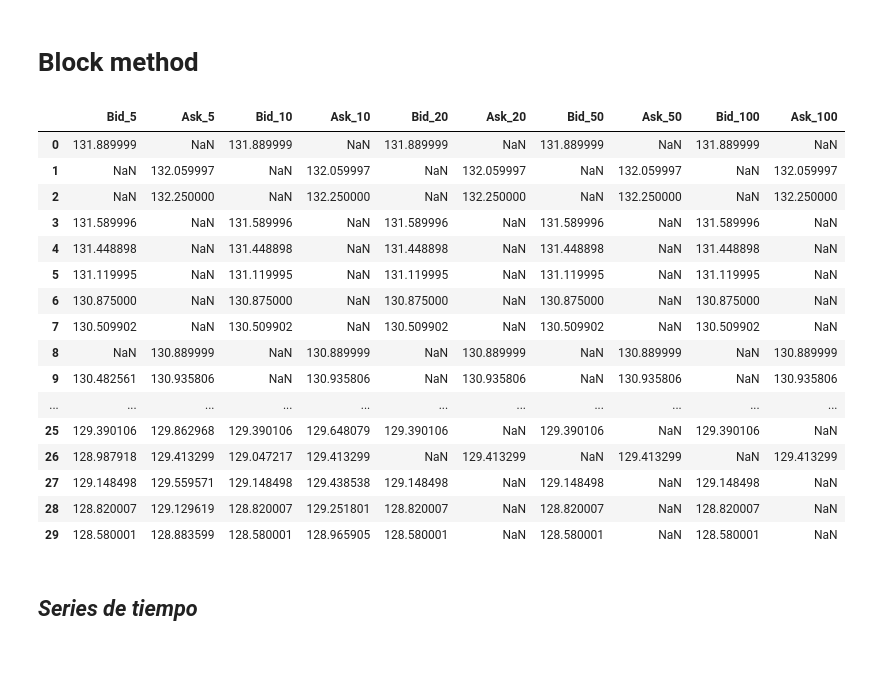
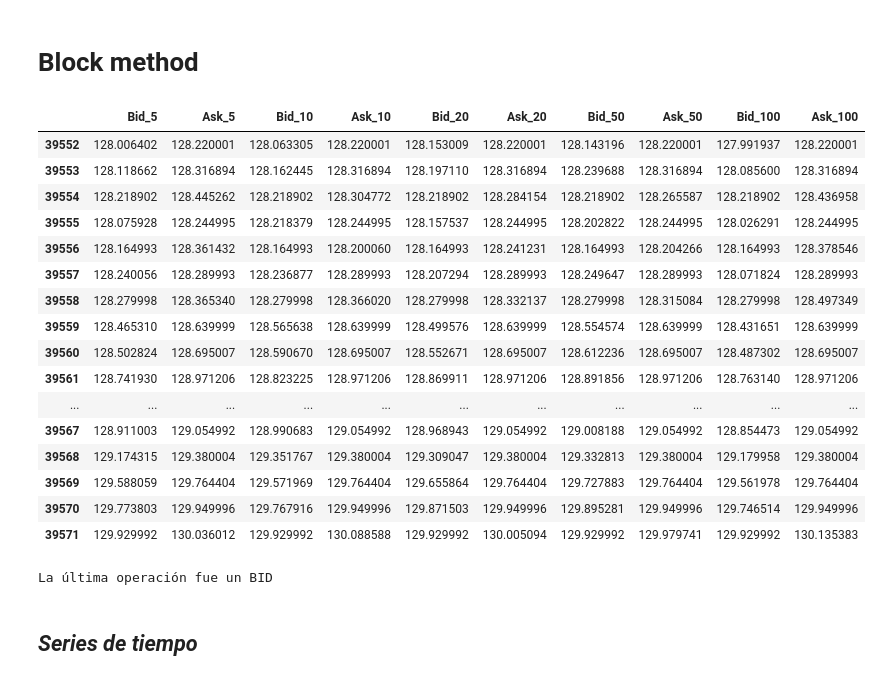
Before and after one commit to luisejdm/Microestructura_y_Sistemas_de_Trading, a Jupyter notebook: Tareas/Tarea01.ipynb, the cells around one changed output. Cells and saved outputs as stored; diff of their text form; code cells hidden in the pictures.

```diff
--- a/Tareas/Tarea01.ipynb
+++ b/Tareas/Tarea01.ipynb
@@ -28,50 +28,52 @@ windows = [5, 10, 20, 50, 100]
 
 
 for window in windows:
     covs = [None] * len(data)
 
     for i in range(len(data) - 2*window + 1):
         up_block = data['Diff'][i:i+window]
         down_block = data['Diff'][i+window:i+2*window]
 
         cov = np.cov(up_block, down_block)[0][1]
         covs[i + 2*window - 1] = cov
 
 
     data[f'Cov_{window}'] = covs
     data[f'Spread_{window}'] = 2 * np.sqrt(np.abs(data[f'Cov_{window}']))
 
 
 bid_ask = pd.DataFrame()
 for i in range(len(windows)):
     bid_ask[f'Bid_{windows[i]}'] = np.where(data['Diff'] > 0, #Si subió entonces es un ask
                                             data['Close'] - data[f'Spread_{windows[i]}'], #Restar spread convierte a bid
                                             data['Close']) #Ask
     bid_ask[f'Ask_{windows[i]}'] = np.where(data['Diff'] > 0,
                                             data['Close'], #Bid
                                             data['Close'] + data[f'Spread_{windows[i]}']) #Sumar spread convierte a ask
 
 mean_spreads_block = [data[f'Spread_{window}'].mean() for window in windows]
 
-bid_ask.head(30)
+display(bid_ask.tail(20))
+print('La última operación fue un', 'ASK' if data['Diff'].iloc[-1] > 0 else 'BID')
 # %% [output]
 |  | Bid_5 | Ask_5 | Bid_10 | Ask_10 | Bid_20 | Ask_20 | Bid_50 | Ask_50 | Bid_100 | Ask_100 |
-| 0 | 131.889999 | NaN | 131.889999 | NaN | 131.889999 | NaN | 131.889999 | NaN | 131.889999 | NaN |
-| 1 | NaN | 132.059997 | NaN | 132.059997 | NaN | 132.059997 | NaN | 132.059997 | NaN | 132.059997 |
-| 2 | NaN | 132.250000 | NaN | 132.250000 | NaN | 132.250000 | NaN | 132.250000 | NaN | 132.250000 |
-| 3 | 131.589996 | NaN | 131.589996 | NaN | 131.589996 | NaN | 131.589996 | NaN | 131.589996 | NaN |
-| 4 | 131.448898 | NaN | 131.448898 | NaN | 131.448898 | NaN | 131.448898 | NaN | 131.448898 | NaN |
-| 5 | 131.119995 | NaN | 131.119995 | NaN | 131.119995 | NaN | 131.119995 | NaN | 131.119995 | NaN |
-| 6 | 130.875000 | NaN | 130.875000 | NaN | 130.875000 | NaN | 130.875000 | NaN | 130.875000 | NaN |
-| 7 | 130.509902 | NaN | 130.509902 | NaN | 130.509902 | NaN | 130.509902 | NaN | 130.509902 | NaN |
-| 8 | NaN | 130.889999 | NaN | 130.889999 | NaN | 130.889999 | NaN | 130.889999 | NaN | 130.889999 |
-| 9 | 130.482561 | 130.935806 | NaN | 130.935806 | NaN | 130.935806 | NaN | 130.935806 | NaN | 130.935806 |
+| 39552 | 128.006402 | 128.220001 | 128.063305 | 128.220001 | 128.153009 | 128.220001 | 128.143196 | 128.220001 | 127.991937 | 128.220001 |
+| 39553 | 128.118662 | 128.316894 | 128.162445 | 128.316894 | 128.197110 | 128.316894 | 128.239688 | 128.316894 | 128.085600 | 128.316894 |
+| 39554 | 128.218902 | 128.445262 | 128.218902 | 128.304772 | 128.218902 | 128.284154 | 128.218902 | 128.265587 | 128.218902 | 128.436958 |
+| 39555 | 128.075928 | 128.244995 | 128.218379 | 128.244995 | 128.157537 | 128.244995 | 128.202822 | 128.244995 | 128.026291 | 128.244995 |
+| 39556 | 128.164993 | 128.361432 | 128.164993 | 128.200060 | 128.164993 | 128.241231 | 128.164993 | 128.204266 | 128.164993 | 128.378546 |
+| 39557 | 128.240056 | 128.289993 | 128.236877 | 128.289993 | 128.207294 | 128.289993 | 128.249647 | 128.289993 | 128.071824 | 128.289993 |
+| 39558 | 128.279998 | 128.365340 | 128.279998 | 128.366020 | 128.279998 | 128.332137 | 128.279998 | 128.315084 | 128.279998 | 128.497349 |
+| 39559 | 128.465310 | 128.639999 | 128.565638 | 128.639999 | 128.499576 | 128.639999 | 128.554574 | 128.639999 | 128.431651 | 128.639999 |
+| 39560 | 128.502824 | 128.695007 | 128.590670 | 128.695007 | 128.552671 | 128.695007 | 128.612236 | 128.695007 | 128.487302 | 128.695007 |
+| 39561 | 128.741930 | 128.971206 | 128.823225 | 128.971206 | 128.869911 | 128.971206 | 128.891856 | 128.971206 | 128.763140 | 128.971206 |
 | ... | ... | ... | ... | ... | ... | ... | ... | ... | ... | ... |
-| 25 | 129.390106 | 129.862968 | 129.390106 | 129.648079 | 129.390106 | NaN | 129.390106 | NaN | 129.390106 | NaN |
-| 26 | 128.987918 | 129.413299 | 129.047217 | 129.413299 | NaN | 129.413299 | NaN | 129.413299 | NaN | 129.413299 |
-| 27 | 129.148498 | 129.559571 | 129.148498 | 129.438538 | 129.148498 | NaN | 129.148498 | NaN | 129.148498 | NaN |
-| 28 | 128.820007 | 129.129619 | 128.820007 | 129.251801 | 128.820007 | NaN | 128.820007 | NaN | 128.820007 | NaN |
-| 29 | 128.580001 | 128.883599 | 128.580001 | 128.965905 | 128.580001 | NaN | 128.580001 | NaN | 128.580001 | NaN |
+| 39567 | 128.911003 | 129.054992 | 128.990683 | 129.054992 | 128.968943 | 129.054992 | 129.008188 | 129.054992 | 128.854473 | 129.054992 |
+| 39568 | 129.174315 | 129.380004 | 129.351767 | 129.380004 | 129.309047 | 129.380004 | 129.332813 | 129.380004 | 129.179958 | 129.380004 |
+| 39569 | 129.588059 | 129.764404 | 129.571969 | 129.764404 | 129.655864 | 129.764404 | 129.727883 | 129.764404 | 129.561978 | 129.764404 |
+| 39570 | 129.773803 | 129.949996 | 129.767916 | 129.949996 | 129.871503 | 129.949996 | 129.895281 | 129.949996 | 129.746514 | 129.949996 |
+| 39571 | 129.929992 | 130.036012 | 129.929992 | 130.088588 | 129.929992 | 130.005094 | 129.929992 | 129.979741 | 129.929992 | 130.135383 |
+La última operación fue un BID
 # %% [markdown]
 ## *Series de tiempo*
 # %%
```
Also changed, not shown: parts of 3 cells of this notebook.
